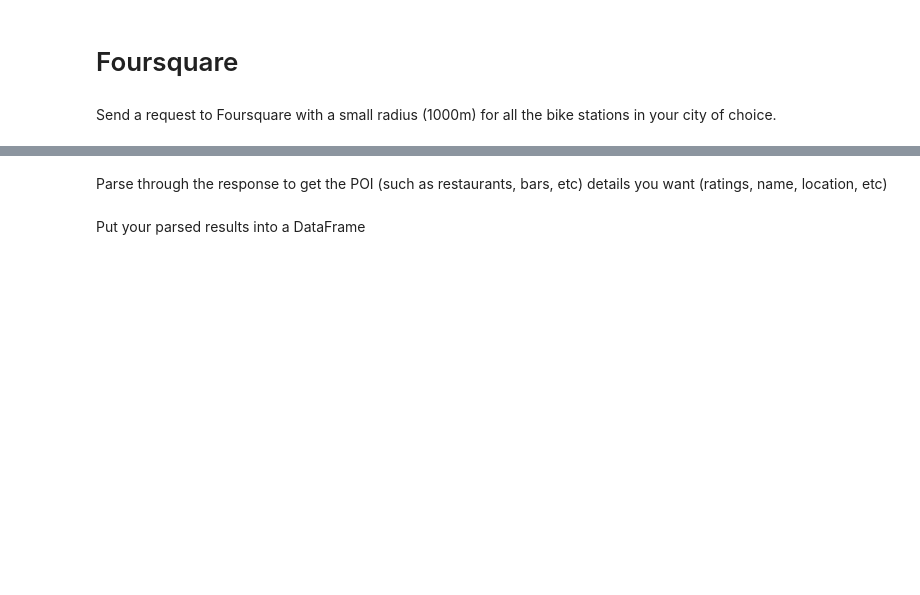
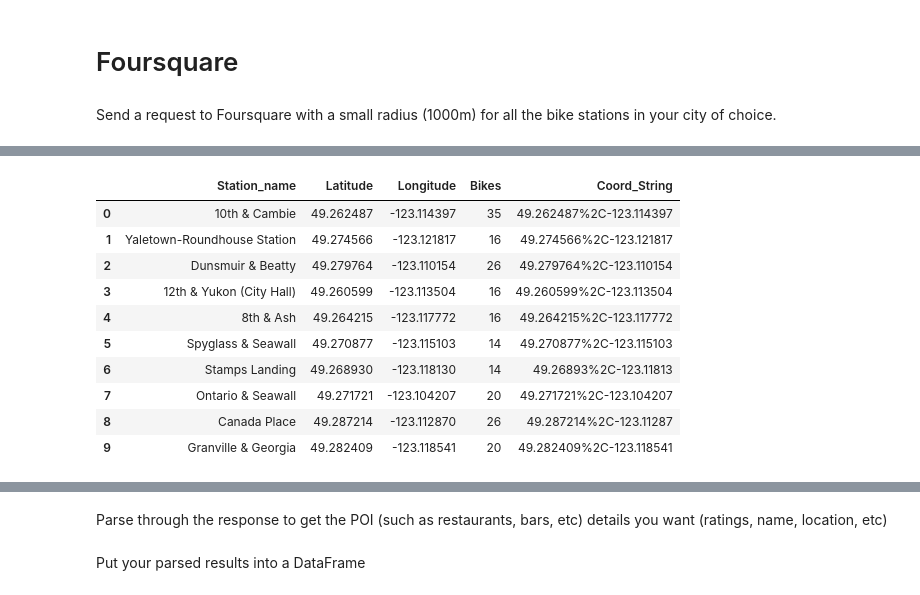
Before and after one commit to btmarsh6/Statistical-Modeling-Project, a Jupyter notebook: notebooks/yelp_foursquare_EDA.ipynb, the cells around one changed output, grey strips where cells are left out. Saved outputs shown, nothing was run; the diff lists cells and outputs as text; code cells hidden in the pictures; blank space fills up the shorter version.

Commit message:
removed additional index column from bike_df.csv. Pulled Foursquare API data and put it into a dataframe

```diff
--- a/notebooks/yelp_foursquare_EDA.ipynb
+++ b/notebooks/yelp_foursquare_EDA.ipynb
@@ -70,0 +36,3 @@ len(response.json()['results'])
+# %%
+bike_df = pd.read_csv('bike_df')
+bike_df.head()
@@ -70,0 +46,15 @@ len(response.json()['results'])
+# %%
+testbike_df = bike_df.head(10)
+testbike_df
+# %% [output]
+|  | Station_name | Latitude | Longitude | Bikes | Coord_String |
+| 0 | 10th & Cambie | 49.262487 | -123.114397 | 35 | 49.262487%2C-123.114397 |
+| 1 | Yaletown-Roundhouse Station | 49.274566 | -123.121817 | 16 | 49.274566%2C-123.121817 |
+| 2 | Dunsmuir & Beatty | 49.279764 | -123.110154 | 26 | 49.279764%2C-123.110154 |
+| 3 | 12th & Yukon (City Hall) | 49.260599 | -123.113504 | 16 | 49.260599%2C-123.113504 |
+| 4 | 8th & Ash | 49.264215 | -123.117772 | 16 | 49.264215%2C-123.117772 |
+| 5 | Spyglass & Seawall | 49.270877 | -123.115103 | 14 | 49.270877%2C-123.115103 |
+| 6 | Stamps Landing | 49.268930 | -123.118130 | 14 | 49.26893%2C-123.11813 |
+| 7 | Ontario & Seawall | 49.271721 | -123.104207 | 20 | 49.271721%2C-123.104207 |
+| 8 | Canada Place | 49.287214 | -123.112870 | 26 | 49.287214%2C-123.11287 |
+| 9 | Granville & Georgia | 49.282409 | -123.118541 | 20 | 49.282409%2C-123.118541 |
```
Also changed, not shown: parts of 10 cells of this notebook, 2 other files.
